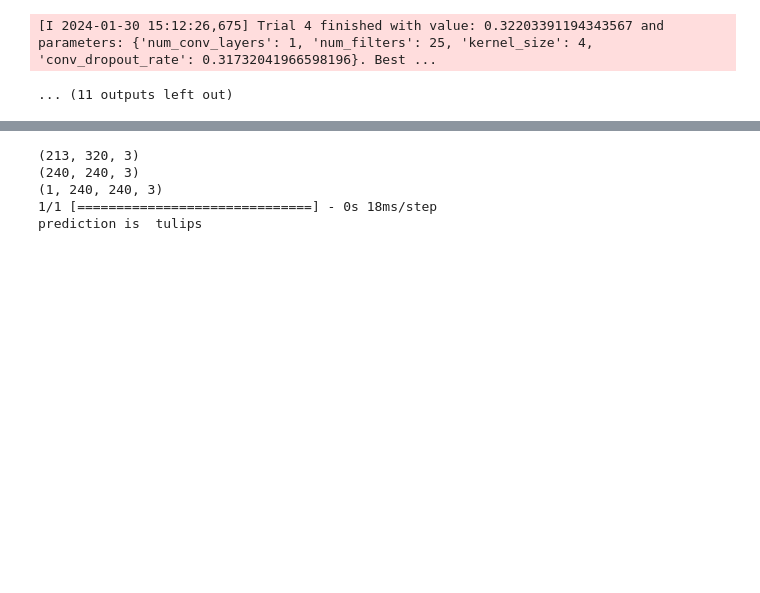
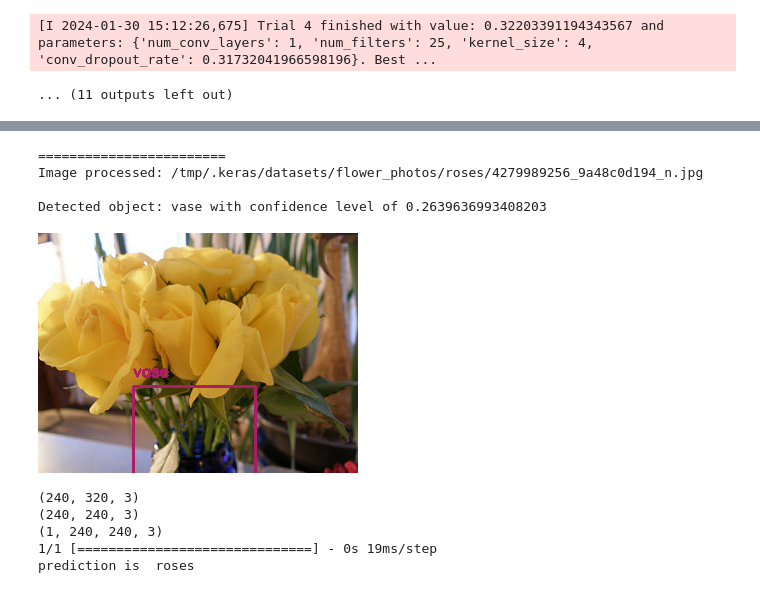
Before and after one commit to shahidzk1/HP_OPT, a Jupyter notebook: Flowers_images_classifier/Flowers_Images_Classifier.ipynb, the cells around one changed output, grey strips where cells are left out. Cells and saved outputs as stored; diff of their text form; code cells hidden in the pictures; blank space fills up the shorter version.

```diff
--- a/Flowers_images_classifier/Flowers_Images_Classifier.ipynb
+++ b/Flowers_images_classifier/Flowers_Images_Classifier.ipynb
@@ -366,7 +381,55 @@ pred = {0:'roses',
+# %%
+from IPython.display import Image
+from google.colab.patches import cv2_imshow
+
+def detect_and_draw_box(filepath, model="yolov3-tiny", confidence=0.1, filename='output.png'):
+    """Detects common objects on an image and creates a new image with bounding boxes.
+
+    Args:
+        filename (str): Filename of the image.
+        model (str): Either "yolov3" or "yolov3-tiny". Defaults to "yolov3-tiny".
+        confidence (float, optional): Desired confidence level. Defaults to 0.5.
+    """
+
+    # Images are stored under the images/ directory
+    img_filepath = f'{filepath}'
+
+    # Read the image into a numpy array
+    img = cv2.imread(img_filepath)
+
+    # Perform the object detection
+    bbox, label, conf = cv.detect_common_objects(img, confidence=confidence, model=model)
+
+    # Print current image's filename
+    print(f"========================\nImage processed: {filepath}\n")
+
+    # Print detected objects with confidence level
+    for l, c in zip(label, conf):
+        print(f"Detected object: {l} with confidence level of {c}\n")
+
+    # Create a new image that includes the bounding boxes
+    output_image = draw_bbox(img, bbox, label, conf)
+
+    # Save the image in the directory images_with_boxes
+    #cv2.imwrite(f'{filename}', output_image)
+
+    # Display the image with bounding boxes
+    cv2_imshow(output_image)
+
+    # Return the image with bounding boxes
+    #display(Image(f'{filename}'))
+# %%
+detect_and_draw_box(filepath)
+# %% [output]
+========================
+Image processed: /tmp/.keras/datasets/flower_photos/roses/4279989256_9a48c0d194_n.jpg
+
+Detected object: vase with confidence level of 0.2639636993408203
+[figure, added]
 # %%
 import cv2
 import numpy as np
-img = cv2.imread(r'/tmp/.keras/datasets/flower_photos/tulips/4520577328_a94c11e806_n.jpg')
+img = cv2.imread(filepath)
 #cv2.imshow("flower",img)
 print(img.shape)
 img = cv2.resize(img,(240,240))
@@ -379,8 +442,8 @@ print("prediction is ",pred[np.argmax(predictions)])
 cv2.waitKey(0)
 cv2.destroyAllWindows()
 # %% [output]
-(213, 320, 3)
+(240, 320, 3)
 (240, 240, 3)
 (1, 240, 240, 3)
-1/1 [==============================] - 0s 18ms/step
-prediction is  tulips
+1/1 [==============================] - 0s 19ms/step
+prediction is  roses
```
Also changed, not shown: parts of 16 cells of this notebook.
